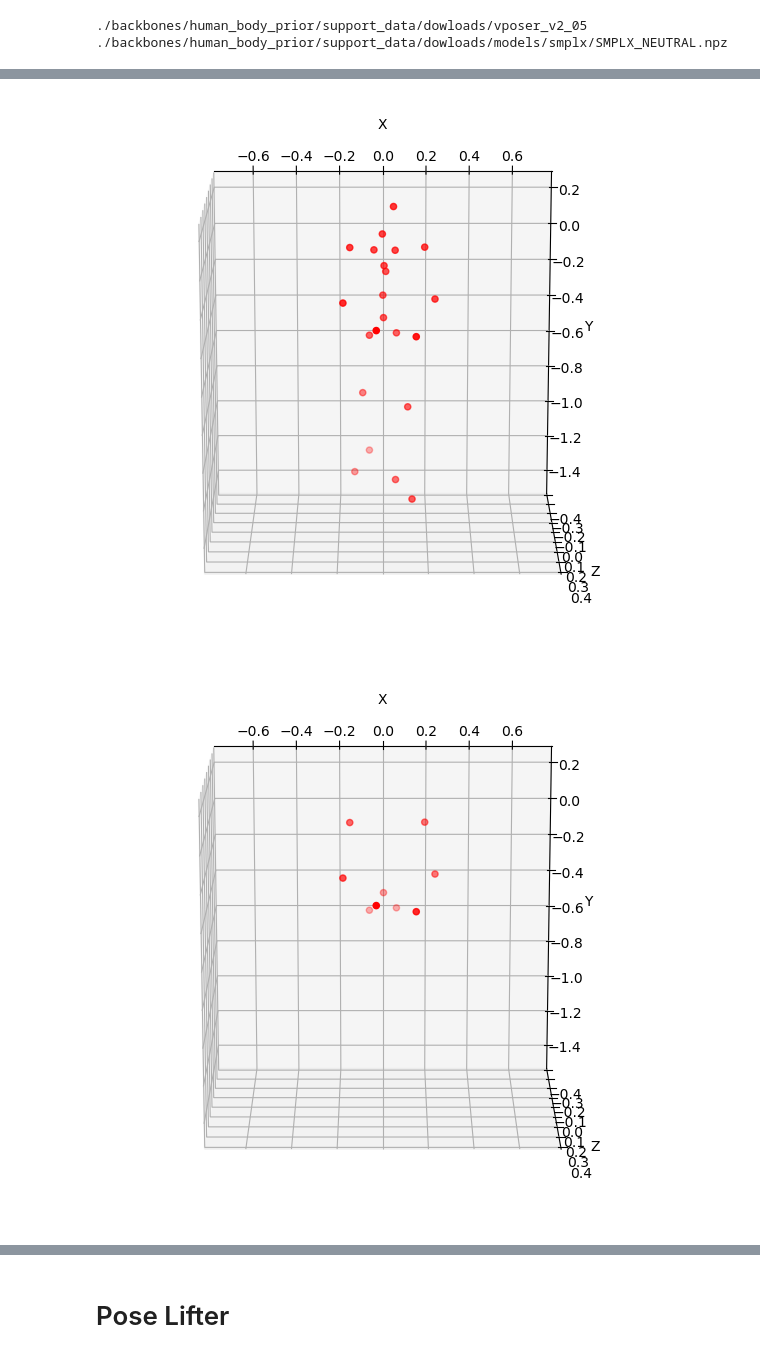
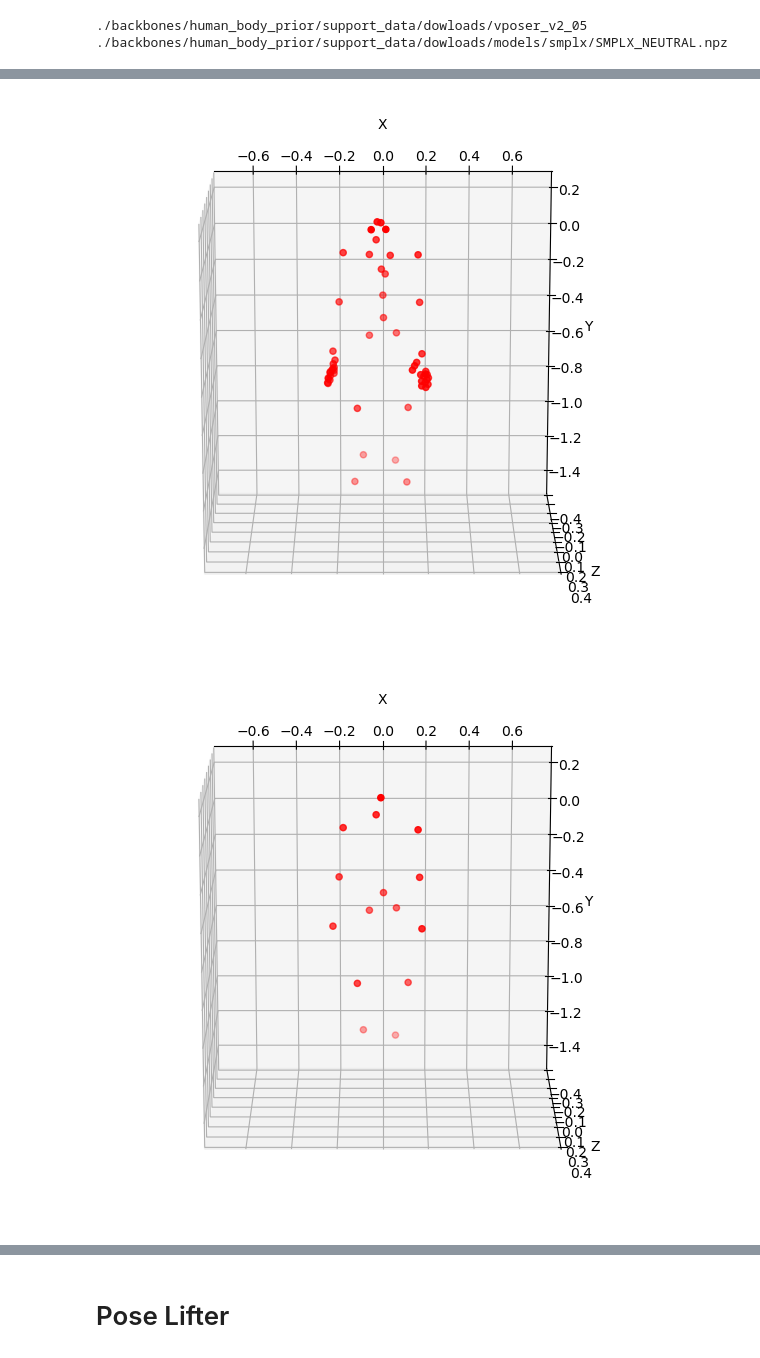
Before and after one commit to lbidulka/ESCAPE, a Jupyter notebook: pose_MAP.ipynb, the cells around one changed output, grey strips where cells are left out. Saved outputs shown, nothing was run; the diff lists cells and outputs as text; code cells hidden in the pictures.

Commit message:
mvp-3d inference on gen'd poses

```diff
--- a/pose_MAP.ipynb
+++ b/pose_MAP.ipynb
@@ -47,86 +87,45 @@ vp = vp.to('cuda')
 # %%
-joint_names = {
-            0: 'L_Hip',
-            3: 'L_Knee',
-            6: 'L_Ankle',
-            9: 'L_Foot',
-
-            1: 'R_Hip',
-            4: 'R_Knee',
-            7: 'R_Ankle',
-            10: 'R_Foot',
-
-            2: 'Spine1',
-            5: 'Spine2',
-            8: 'Spine3',
-            11: 'Neck',
-            14: 'Head', # 15?
-
-            12: 'L_Collar',
-            15: 'L_Shoulder',
-            17: 'L_Elbow',
-            19: 'L_Wrist',
-            13: 'R_Collar',
-            16: 'R_Shoulder',
-            18: 'R_Elbow',
-            20: 'R_Wrist',
-        }
-
-num_poses = 9 # number of body poses in each batch
-
-sampled_pose_body = vp.sample_poses(num_poses=num_poses)['pose_body'].contiguous() # will a generate Nx1x21x3 tensor of body poses
-
-# plot the sampled poses
-plot_pose_body = {'pose_body':sampled_pose_body.view(num_poses, -1)}
-body = bm(**plot_pose_body)
-plot_pose_full = body.Jtr[0]    # only first sample
-
-plot_pose = plot_pose_full.cpu().numpy()[:22]   # exclude hand joints
-
-# Full body
+# Full body plot
 fig = plt.figure(figsize=(7,7),)
 ax = fig.add_subplot(projection='3d')
-ax.scatter(plot_pose[:,0], plot_pose[:,1], plot_pose[:,2], c='r', marker='o')
-
+ax.scatter(plot_poses[0][:,0], plot_poses[0][:,1], plot_poses[0][:,2], c='r', marker='o')
 ax.view_init(elev=105., azim=-90)
 ax.set_xlabel('X')
 ax.set_xlim(-0.75, 0.75)
 ax.set_ylabel('Y')
 ax.set_ylim(-1.5, 0.25)
 ax.set_zlabel('Z')
 ax.set_zlim(-0.4, 0.4)
 plt.show()
 
-# Subset for lifting
-idxs = [
+# AP kpt subset plot
+ap_idxs = [
         0, # Pelvis
-        2,  # LL
-        1,  # RL
+        2,5,8,  # RL
+        1,4,7,  # LL
 
-        # 1,4,7,
-        # 2,11,14,
+        12,15,  # Neck, Head
 
         17,19,21,   # RA
         16,18,20    # LA
+
+        # 10,11 # L Foot, R Foot
+        # 3,6,9,  # Spine
+        # 13,14 # L Collar, R Collar
         ]
-plot_pose = plot_pose_full.cpu().numpy()[:22][idxs]
+plot_ap_poses = plot_poses[:,ap_idxs]   # exclude hand joints, and include AP comparable kpts
+
 fig = plt.figure(figsize=(7,7),)
 ax = fig.add_subplot(projection='3d')
-ax.scatter(plot_pose[:,0], plot_pose[:,1], plot_pose[:,2], c='r', marker='o')
-
+ax.scatter(plot_ap_poses[0][:,0], plot_ap_poses[0][:,1], plot_ap_poses[0][:,2], c='r', marker='o')
 ax.view_init(elev=105., azim=-90)
 ax.set_xlabel('X')
 ax.set_xlim(-0.75, 0.75)
 ax.set_ylabel('Y')
 ax.set_ylim(-1.5, 0.25)
 ax.set_zlabel('Z')
 ax.set_zlim(-0.4, 0.4)
 plt.show()
-
-sampled_pose_body = sampled_pose_body.view(num_poses, -1)
-images = render_smpl_params(bm, {'pose_body':sampled_pose_body}).reshape(3,3,1,800,800,3)
-img = imagearray2file(images)
-show_image(np.array(img[0]))
 # %% [output]
-[figure, old version]
+[figure, new version]
-[figure, old version]
+[figure, new version]
```
Also changed, not shown: parts of 8 cells of this notebook, 3 other files.
